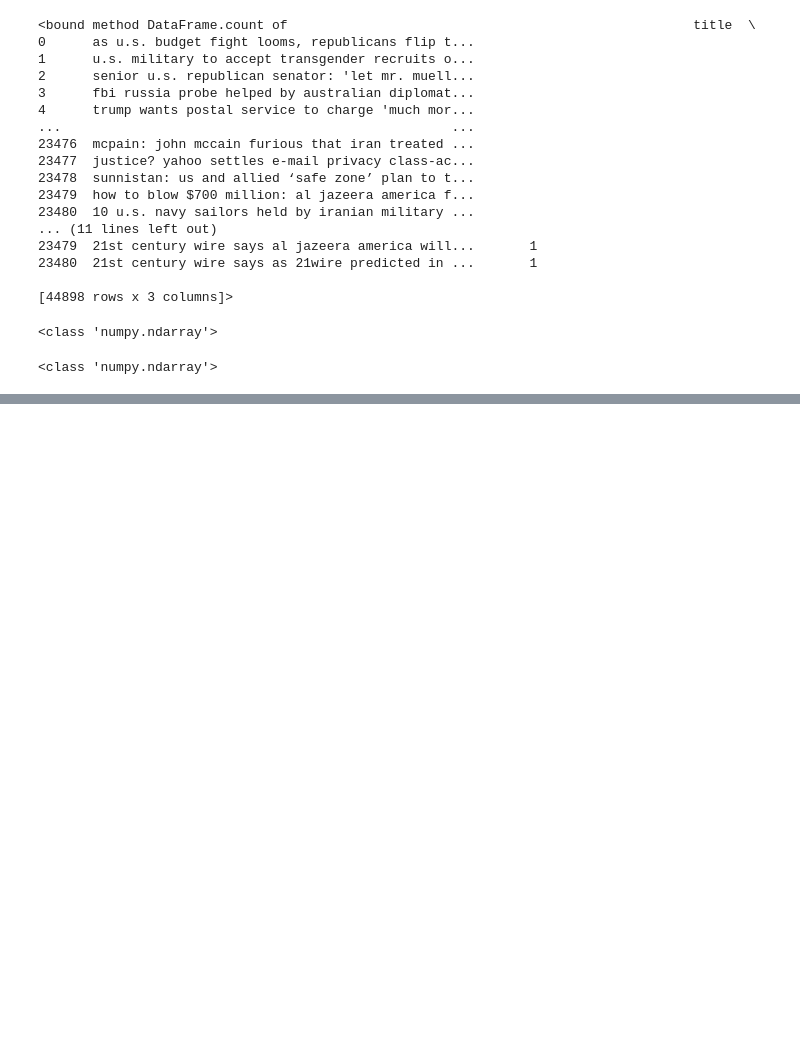
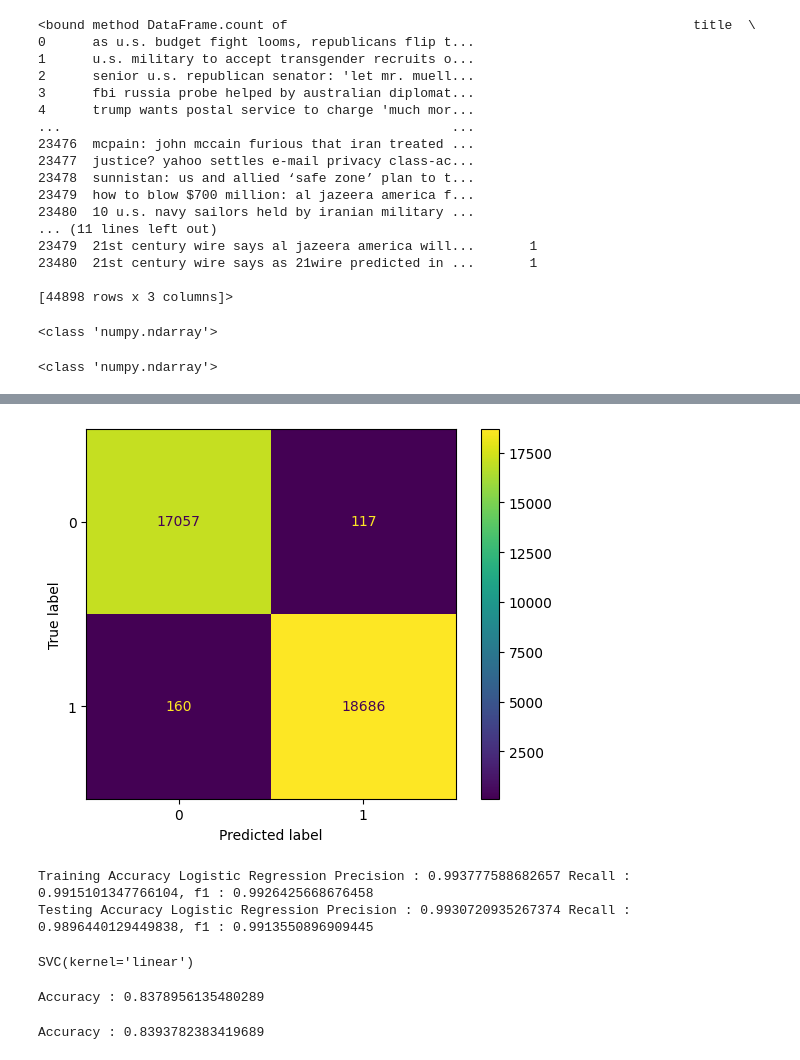
Before and after one commit to rroy80/fakenews, a Jupyter notebook: project.ipynb, the cells around one changed output, grey strips where cells are left out. Saved outputs shown, nothing was run; the diff lists cells and outputs as text; code cells hidden in the pictures; blank space fills up the shorter version.

```diff
--- a/project.ipynb
+++ b/project.ipynb
@@ -302,0 +450,4 @@ Testing F1 : 0.7232578147404647
+# %%
+from sklearn.linear_model import LogisticRegression
+clf = LogisticRegression(random_state=0).fit(x_train_array_1, y_train)
+Predict_logitsic = clf.predict(x_train_array_1)
@@ -302,0 +474,19 @@ Testing F1 : 0.7232578147404647
+# %%
+cm=confusion_matrix(y_train, Predict_logitsic)
+disp = ConfusionMatrixDisplay(confusion_matrix=cm,
+                               display_labels=clf.classes_)
+disp.plot()
+plt.show()
+# %% [output]
+[figure, added]
+# %%
+precision,recall,f1 = accuracy_score(y_train, Predict_logitsic)
+
+print(f'Training Accuracy Logistic Regression Precision : {precision} Recall : {recall}, f1 : {f1}')
+
+precision,recall,f1 = accuracy_score(y_test, predict_logitsic_test)
+
+print(f'Testing Accuracy Logistic Regression Precision : {precision} Recall : {recall}, f1 : {f1}')
+# %% [output]
+Training Accuracy Logistic Regression Precision : 0.993777588682657 Recall : 0.9915101347766104, f1 : 0.9926425668676458
+Testing Accuracy Logistic Regression Precision : 0.9930720935267374 Recall : 0.9896440129449838, f1 : 0.9913550896909445
@@ -302,0 +500,7 @@ Testing F1 : 0.7232578147404647
+# %%
+from sklearn import svm
+cls = svm.SVC(kernel="linear")
+y_train = train['result'].to_numpy()
+cls.fit(X_train, y_train)
+# %% [output]
+SVC(kernel='linear')
@@ -302,0 +509,9 @@ Testing F1 : 0.7232578147404647
+# %%
+count = 0
+for i in range(len(y_train)):
+    if y_train[i] == predict_SVM_train[i]:
+        count+=1
+k = count/len(y_train)
+print(f'Accuracy : {k}')
+# %% [output]
+Accuracy : 0.8378956135480289
@@ -302,0 +520,9 @@ Testing F1 : 0.7232578147404647
+# %%
+count = 0
+for i in range(len(y_test)):
+    if y_test[i] == predict_SVM_test[i]:
+        count+=1
+k = count/len(y_test)
+print(f'Accuracy : {k}')
+# %% [output]
+Accuracy : 0.8393782383419689
```
Also changed, not shown: parts of 47 cells of this notebook.
